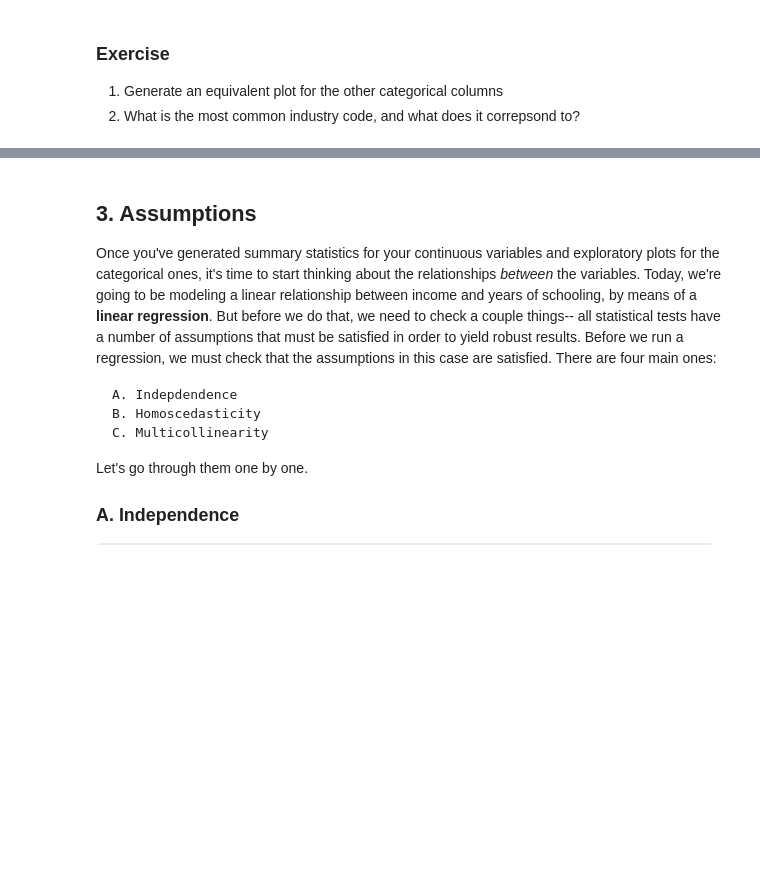
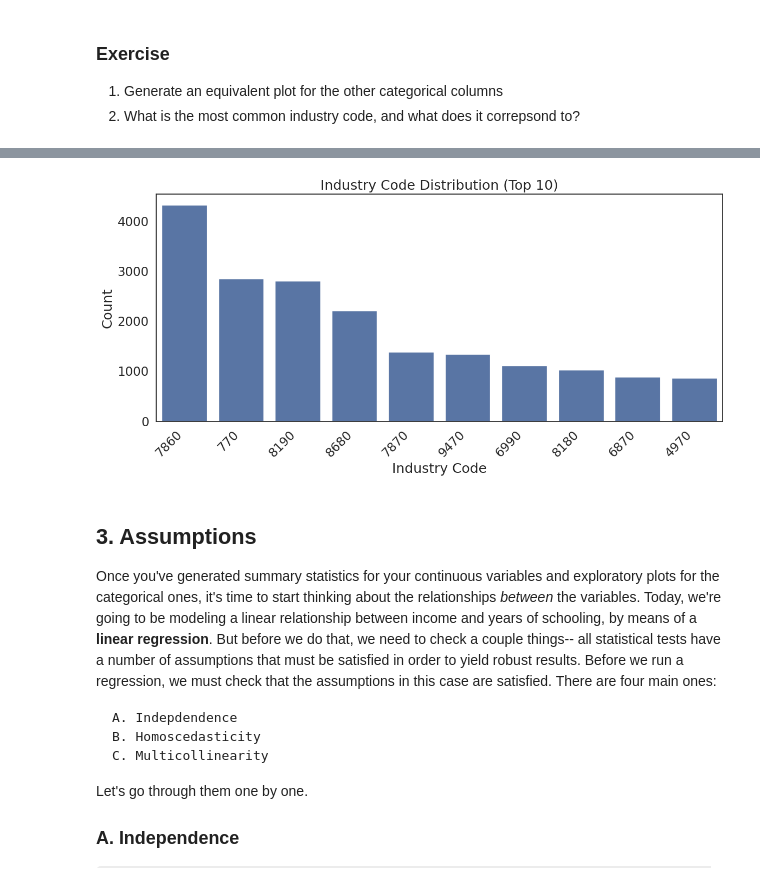
Before and after one commit to awenroberts/QM2, a Jupyter notebook: Copy_of_W8_Linear_Regression.ipynb, the cells around one changed output, grey strips where cells are left out. Cells and saved outputs as stored; diff of their text form; code cells hidden in the pictures; blank space fills up the shorter version.

```diff
--- a/Copy_of_W8_Linear_Regression.ipynb
+++ b/Copy_of_W8_Linear_Regression.ipynb
@@ -162,3 +162,6 @@ plt.show() # show the plot
 
 1. Generate an equivalent plot for the other categorical columns
 2. What is the most common industry code, and what does it correpsond to?
+# %%
+industry_list = reg_df['ind'].value_counts()
+industry_list
@@ -165,3 +184,15 @@ plt.show() # show the plot
+# %%
+plt.figure(figsize=(12, 6)) # Adjust figure size for better readability
+sns.countplot(data=reg_df, x='ind', order=industry_list.index[:10]) # plot the top 10 industry codes
+
+plt.title('Industry Code Distribution (Top 10)') # add a title
+plt.xlabel('Industry Code') # add a proper x axis label
+plt.ylabel('Count')
+plt.xticks(rotation=45, ha='right') # Rotate labels for better readability
+plt.tight_layout() # Adjust layout to prevent labels from overlapping
+plt.show() # show the plot
+# %% [output]
+[figure, added]
 # %% [markdown]
 ## 3. Assumptions
 
```
Also changed, not shown: parts of 5 cells of this notebook.
